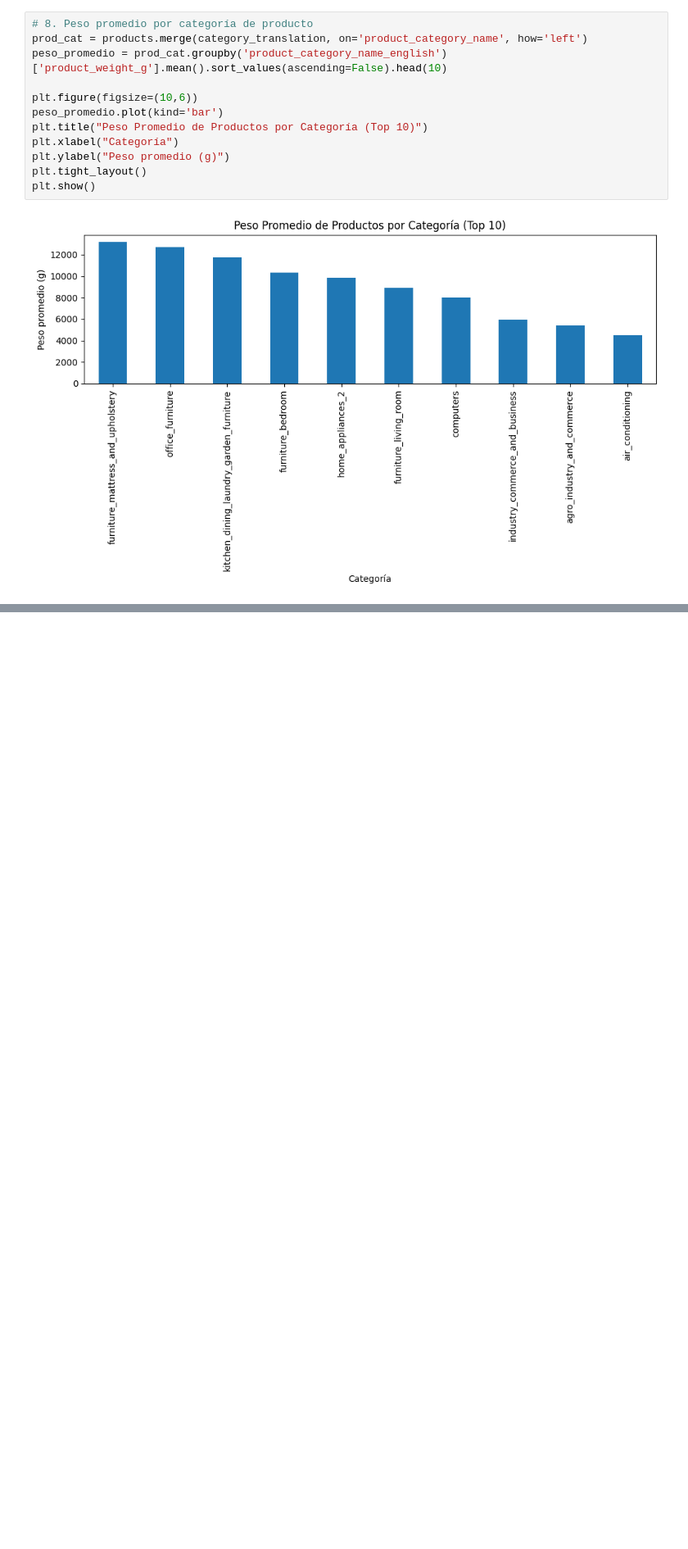
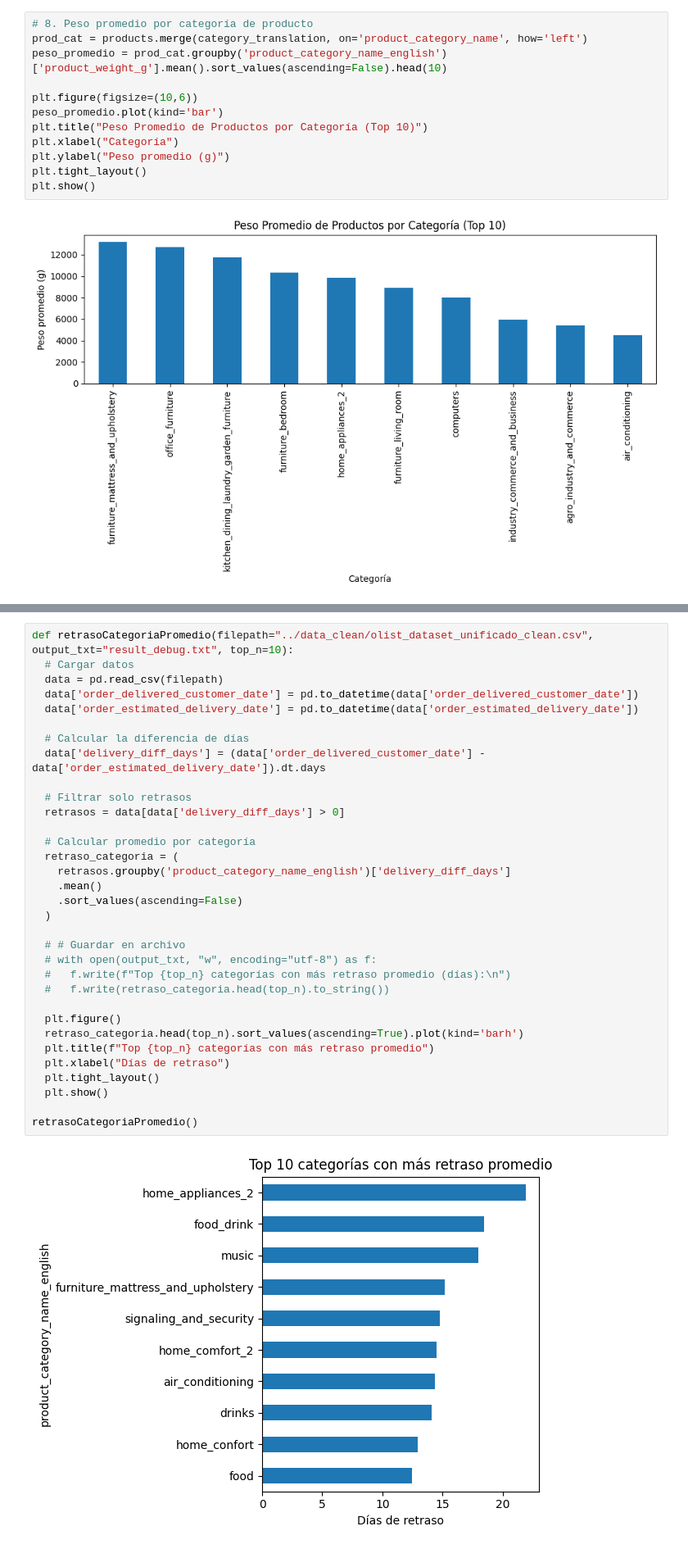
Before and after one commit to tsc221645/CC3074_Proyecto_Final, a Jupyter notebook: semana1/fase1.ipynb, the cells around one changed output, grey strips where cells are left out. Shown at 82% size. Saved outputs shown, nothing was run; the diff lists cells and outputs as text; blank space fills up the shorter version.

Commit message:
feat: añadiendo resultados

```diff
--- a/semana1/fase1.ipynb
+++ b/semana1/fase1.ipynb
@@ -740,0 +781,35 @@ plt.show()
+# %%
+def retrasoCategoriaPromedio(filepath="../data_clean/olist_dataset_unificado_clean.csv", output_txt="result_debug.txt", top_n=10):
+  # Cargar datos
+  data = pd.read_csv(filepath)
+  data['order_delivered_customer_date'] = pd.to_datetime(data['order_delivered_customer_date'])
+  data['order_estimated_delivery_date'] = pd.to_datetime(data['order_estimated_delivery_date'])
+
+  # Calcular la diferencia de días
+  data['delivery_diff_days'] = (data['order_delivered_customer_date'] - data['order_estimated_delivery_date']).dt.days
+
+  # Filtrar solo retrasos
+  retrasos = data[data['delivery_diff_days'] > 0]
+
+  # Calcular promedio por categoría
+  retraso_categoria = (
+    retrasos.groupby('product_category_name_english')['delivery_diff_days']
+    .mean()
+    .sort_values(ascending=False)
+  )
+
+  # # Guardar en archivo
+  # with open(output_txt, "w", encoding="utf-8") as f:
+  #   f.write(f"Top {top_n} categorías con más retraso promedio (días):\n")
+  #   f.write(retraso_categoria.head(top_n).to_string())
+
+  plt.figure()
+  retraso_categoria.head(top_n).sort_values(ascending=True).plot(kind='barh')
+  plt.title(f"Top {top_n} categorías con más retraso promedio")
+  plt.xlabel("Días de retraso")
+  plt.tight_layout()
+  plt.show()
+
+retrasoCategoriaPromedio()
+# %% [output]
+[figure, added]
```
Also changed, not shown: parts of 6 cells of this notebook, 6 other files.
